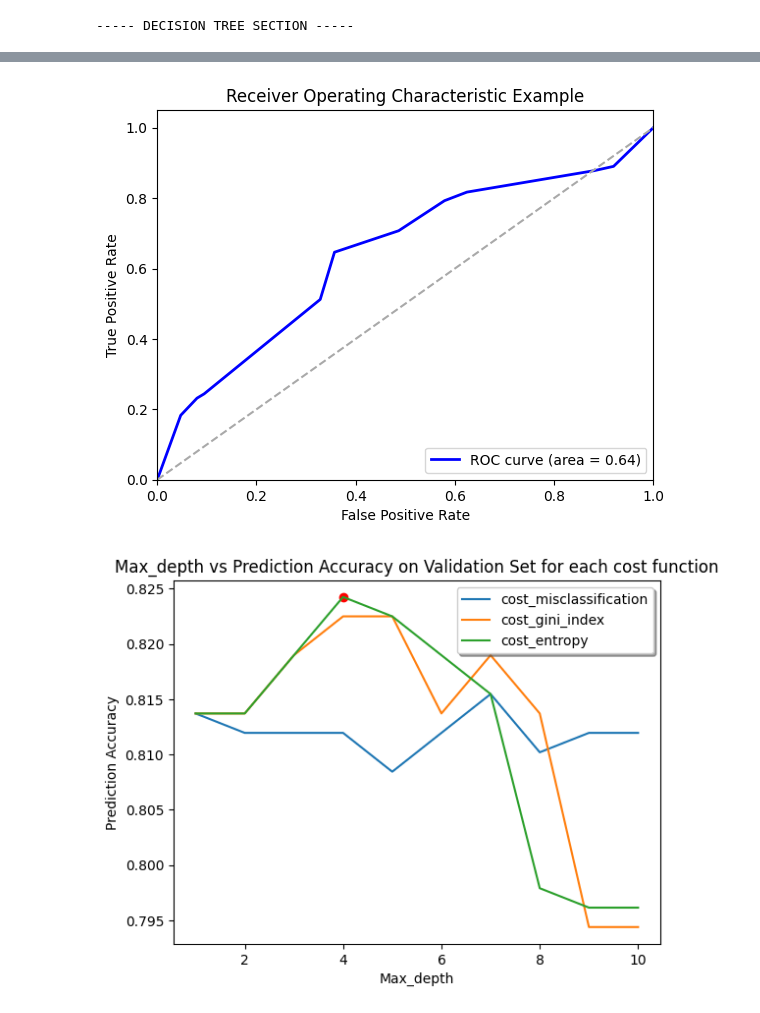
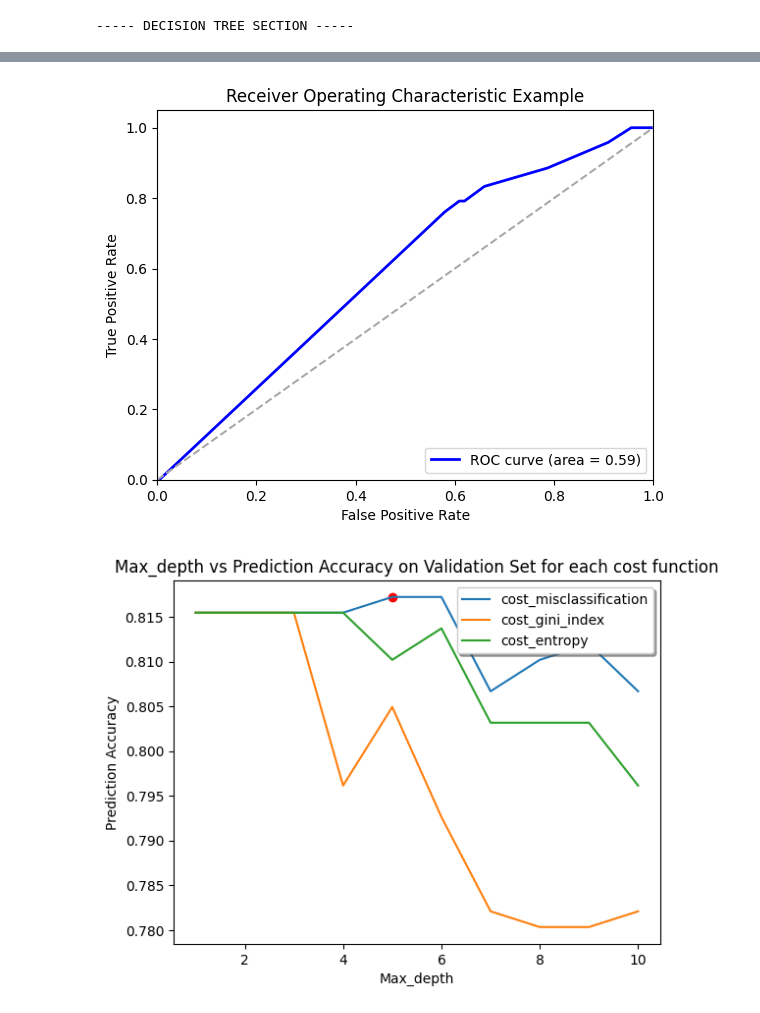
Before and after one commit to chxmberland/comp-551-a1, a Jupyter notebook: 551_group21_a-1.ipynb, the cells around one changed output, grey strips where cells are left out. Saved outputs shown, nothing was run; the diff lists cells and outputs as text; code cells hidden in the pictures.

```diff
--- a/551_group21_a-1.ipynb
+++ b/551_group21_a-1.ipynb
@@ -1010,8 +1010,8 @@ print("\n----- TRAINING ON DATASET ONE -----\n")
 dataset_size = nhanes.shape[0]
 num_cols = nhanes.shape[1]
 
-#change float col to int
-nhanes[:, 5] *= 10#.astype(int)
+# Change float col to int
+nhanes[:, 3] *= 10#.astype(int)
 nhanes[:, -1] *= 100#.astype(int)
 
 for col in range(num_cols):
@@ -1105,13 +1105,13 @@ print("Got accuracy on test data of " + str(round(accuracy, 2)))
 
 # Computing AUROC
 print("\nGetting the AUROC score.")
-fpr, tpr, thresholds = skm.roc_curve(y_test, probabilities)
+fpr_dt_d1, tpr_dt_d1, thresholds_dt_d1 = skm.roc_curve(y_test, probabilities)
 # Compute AUC
-auc = skm.roc_auc_score(y_test, probabilities)
+auc_dt_d1 = skm.roc_auc_score(y_test, probabilities)
 
 # Plotting
 plt.figure()
-plt.plot(fpr, tpr, color='blue', lw=2, label='ROC curve (area = %0.2f)' % auc)
+plt.plot(fpr_dt_d1, tpr_dt_d1, color='blue', lw=2, label='ROC curve (area = %0.2f)' % auc_dt_d1)
 plt.plot([0, 1], [0, 1], color='darkgrey', linestyle='--')
 plt.xlim([0.0, 1.0])
 plt.ylim([0.0, 1.05])
@@ -1155,5 +1154,5 @@ Getting the AUROC score.
-[figure, old version]
+[figure, new version]
-[figure, old version]
+[figure, new version]
 # %%
 #TRAINING, PARAMETRIZING AND EVALUATION DT ON DATASET TWO
 
```
Also changed, not shown: parts of 20 cells of this notebook.
